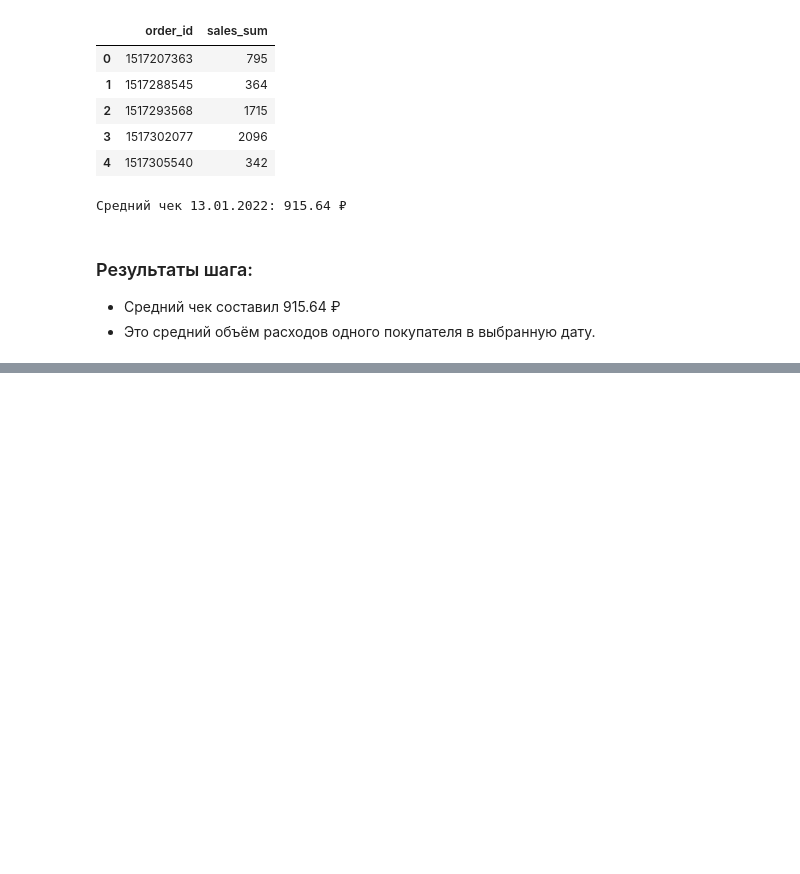
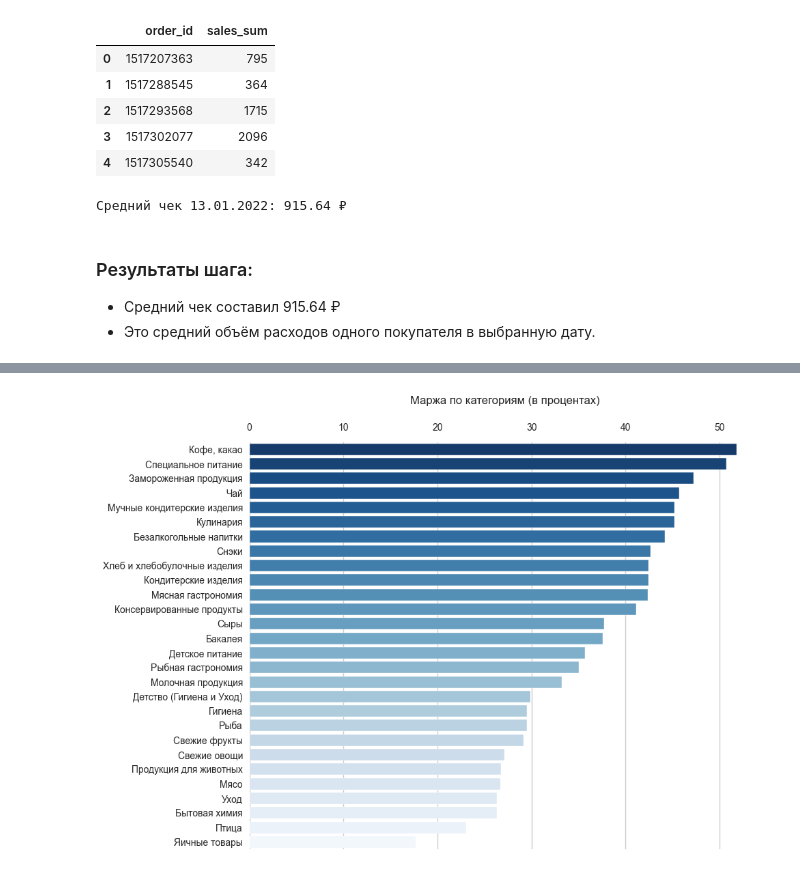
Before and after one commit to mkudim/Samokat_analysis, a Jupyter notebook: notebooks/Samokat_analysis.ipynb, the cells around one changed output, grey strips where cells are left out. Saved outputs shown, nothing was run; the diff lists cells and outputs as text; code cells hidden in the pictures; blank space fills up the shorter version.

```diff
--- a/notebooks/Samokat_analysis.ipynb
+++ b/notebooks/Samokat_analysis.ipynb
@@ -388,0 +538,5 @@ print(f"Средний чек 13.01.2022: {average_check:.2f} ₽")
+# %%
+# Сортируем категории по марже в процентах
+category_margin_sorted_pct = category_margin.sort_values('margin_pct', ascending=False)
+
+category_margin_sorted_pct
@@ -388,0 +587,25 @@ print(f"Средний чек 13.01.2022: {average_check:.2f} ₽")
+# %%
+# Маржа по категориям в процентах
+plt.figure(figsize=(10, 7))
+
+sns.barplot(
+    data=category_margin_sorted_pct,
+    y='level1',
+    x='margin_pct',
+    hue='level1',
+    palette='Blues_r'
+)
+
+plt.title('Маржа по категориям (в процентах)', pad=40)
+
+plt.xlabel('')
+plt.ylabel('')
+
+plt.gca().xaxis.set_ticks_position('top')
+plt.gca().xaxis.set_label_position('top')
+plt.gca().tick_params(axis='x', pad=10)
+
+plt.tight_layout()
+plt.show()
+# %% [output]
+[figure, added]
```
Also changed, not shown: parts of 25 cells of this notebook, 1 other file.
